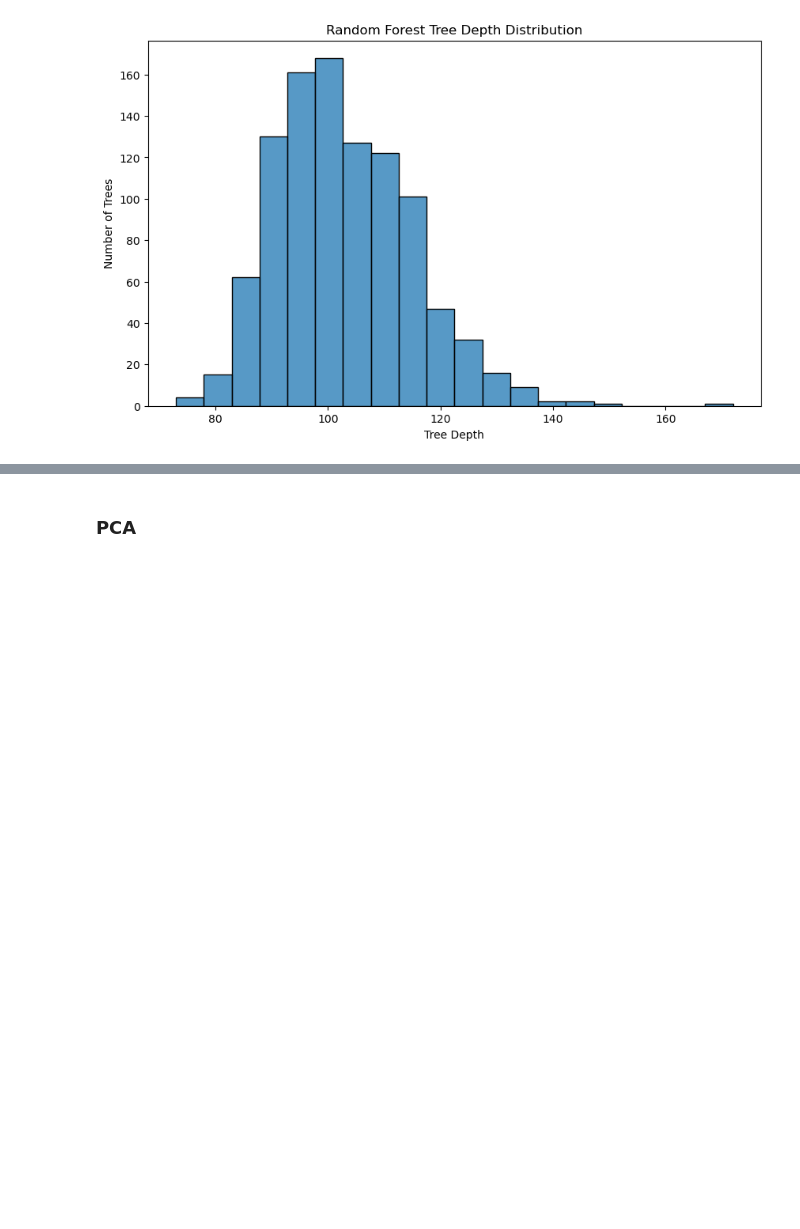
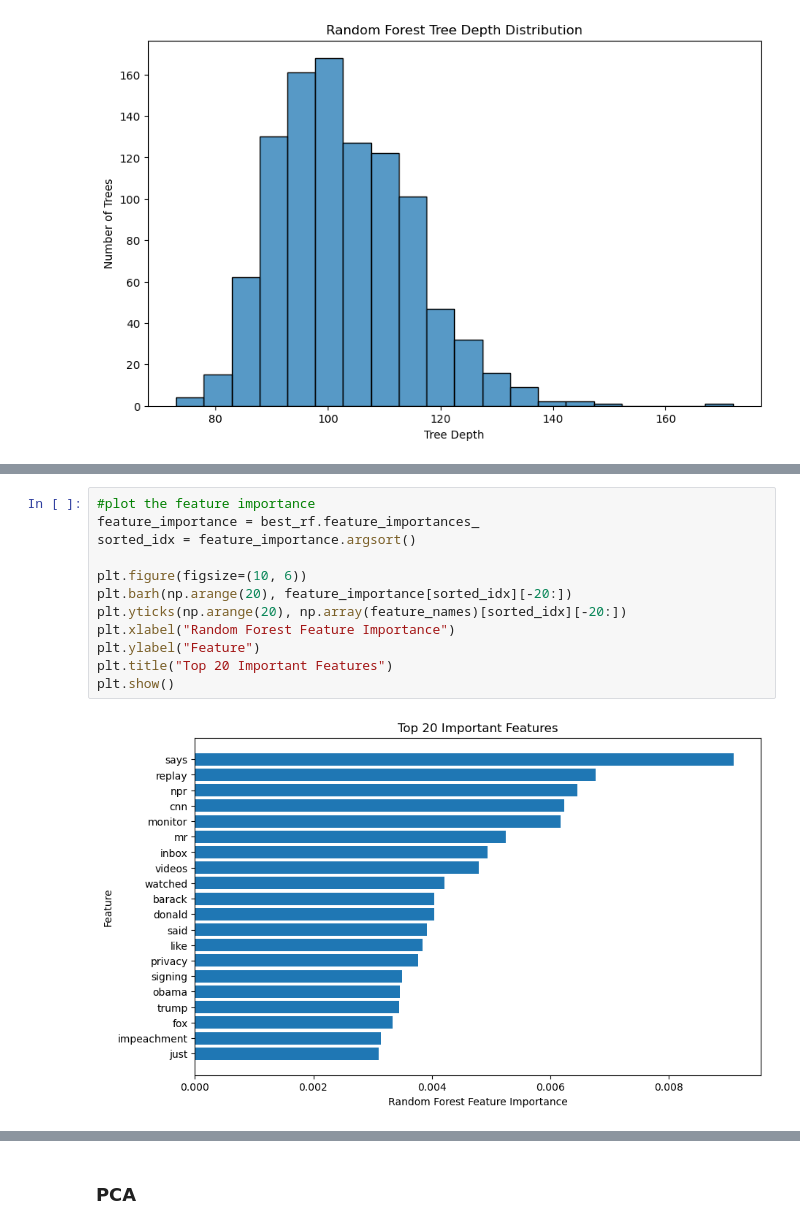
Before and after one commit to UChicago-ML-DL/30100-final, a Jupyter notebook: Random forest.ipynb, the cells around one changed output, grey strips where cells are left out. Drawn from its saved outputs; the diff is of its cells as text; blank space fills up the shorter version.

```diff
--- a/Random forest.ipynb
+++ b/Random forest.ipynb
@@ -333,0 +331,14 @@ weighted avg       0.73      0.69      0.68      6996
+# %%
+#plot the feature importance
+feature_importance = best_rf.feature_importances_
+sorted_idx = feature_importance.argsort()
+
+plt.figure(figsize=(10, 6))
+plt.barh(np.arange(20), feature_importance[sorted_idx][-20:])
+plt.yticks(np.arange(20), np.array(feature_names)[sorted_idx][-20:])
+plt.xlabel("Random Forest Feature Importance")
+plt.ylabel("Feature")
+plt.title("Top 20 Important Features")
+plt.show()
+# %% [output]
+[figure, added]
```
Also changed, not shown: parts of 6 cells of this notebook.
